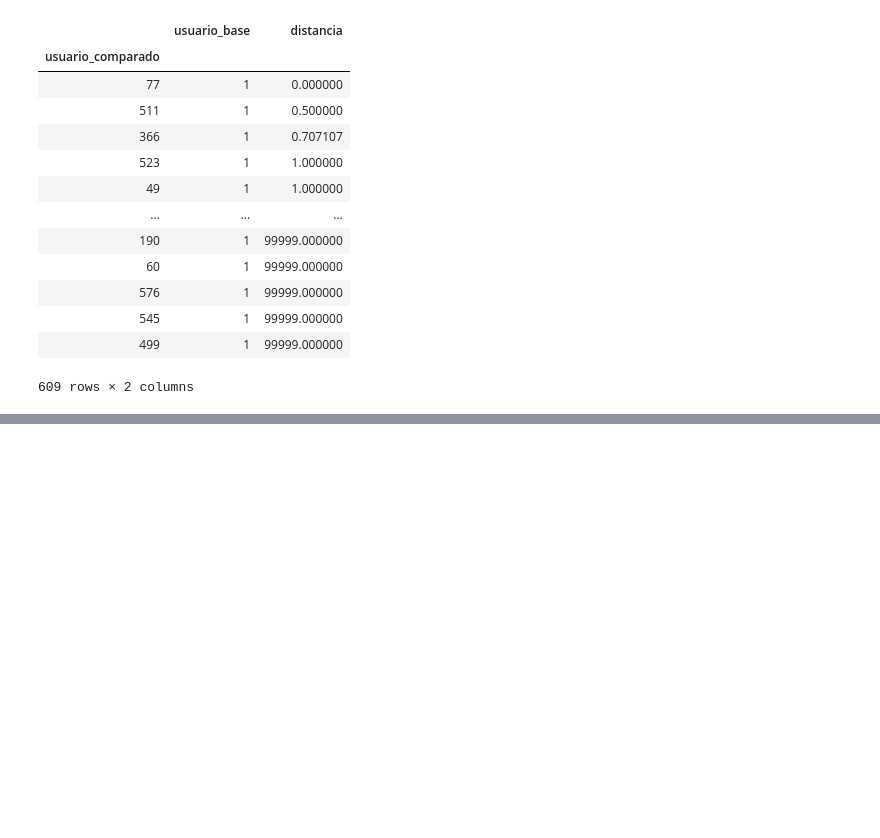
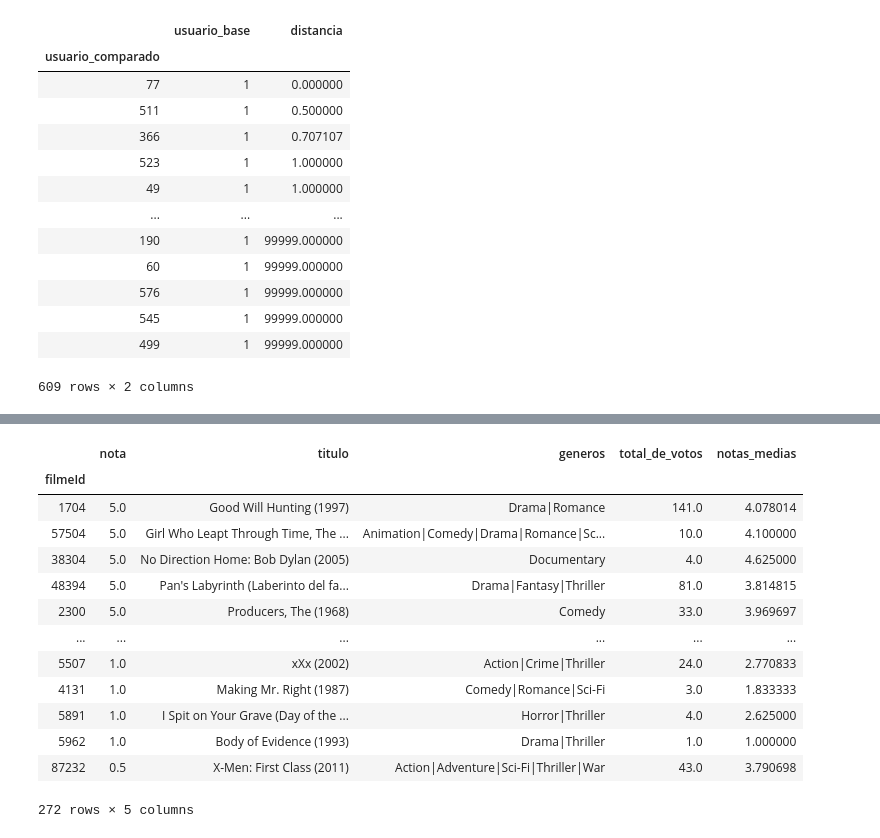
Before and after one commit to ebmm01/machineLearning, a Jupyter notebook: Sistema_recomendacao/sistema_recomendacao.ipynb, the cells around one changed output, grey strips where cells are left out. Cells and saved outputs as stored; diff of their text form; code cells hidden in the pictures; blank space fills up the shorter version.

```diff
--- a/Sistema_recomendacao/sistema_recomendacao.ipynb
+++ b/Sistema_recomendacao/sistema_recomendacao.ipynb
@@ -314,0 +405,7 @@ mais_proximos_de(1)
+# %%
+# Adicionamos o parâmetro n_mais_proximos
+def mais_proximos_de(usuario_base, n_mais_proximos = 10,numero_de_usuarios_a_analisar = None):
+    distancias = distancia_entre_usuarios_dataset(usuario_base, numero_de_usuarios_a_analisar = numero_de_usuarios_a_analisar)
+    distancias = distancias.sort_values("distancia")
+    distancias = distancias.set_index("usuario_comparado").drop(usuario_base)
+    return distancias.head(n_mais_proximos)
@@ -314,0 +420,44 @@ mais_proximos_de(1)
+# %%
+"""
+Iremos refatorar a função sugere_para para que ela aceite os n_mais_proximos (10 por padrão),
+de forma que filmes de nicho não tenham uma relevância absurda e de forma a otimizar as recomendações
+"""
+
+def sugere_para(usuario_base, n_mais_proximos = 10, numero_de_usuarios_a_analisar = None):
+    notas_usuario_base = notas_do_usuario(usuario_base)
+    filmes_ja_vistos = notas_usuario_base.index
+    similares = mais_proximos_de(usuario_base, n_mais_proximos = n_mais_proximos, numero_de_usuarios_a_analisar = numero_de_usuarios_a_analisar)
+
+    # Pego os índices dos usuarios similares
+    usuarios_similares = similares.index
+
+    # Pego todas as notas dos similares com base no índice anterior
+    notas_dos_similares = notas.set_index('usuarioId').loc[usuarios_similares]
+
+    # Agrupo pelo id do filme (.groupby()),
+    # Tiro a média das notas por filme (.mean()),
+    # E insiro num dataframe [['nota']]
+    recomendacoes = notas_dos_similares.groupby("filmeId").mean()[['nota']]
+
+    # Ordeno pelo valor da nota, do maior pro menor
+    recomendacoes = recomendacoes.sort_values('nota', ascending=False)
+
+    # E junto os filmes às suas notas, retornando o dataframe
+    return recomendacoes.join(filmes)
+# %%
+sugere_para(1)
+# %% [output]
+|  | nota | titulo | generos | total_de_votos | notas_medias |
+| filmeId |  |  |  |  |  |
+| 1704 | 5.0 | Good Will Hunting (1997) | Drama|Romance | 141.0 | 4.078014 |
+| 57504 | 5.0 | Girl Who Leapt Through Time, The ... | Animation|Comedy|Drama|Romance|Sc... | 10.0 | 4.100000 |
+| 38304 | 5.0 | No Direction Home: Bob Dylan (2005) | Documentary | 4.0 | 4.625000 |
+| 48394 | 5.0 | Pan's Labyrinth (Laberinto del fa... | Drama|Fantasy|Thriller | 81.0 | 3.814815 |
+| 2300 | 5.0 | Producers, The (1968) | Comedy | 33.0 | 3.969697 |
+| ... | ... | ... | ... | ... | ... |
+| 5507 | 1.0 | xXx (2002) | Action|Crime|Thriller | 24.0 | 2.770833 |
+| 4131 | 1.0 | Making Mr. Right (1987) | Comedy|Romance|Sci-Fi | 3.0 | 1.833333 |
+| 5891 | 1.0 | I Spit on Your Grave (Day of the ... | Horror|Thriller | 4.0 | 2.625000 |
+| 5962 | 1.0 | Body of Evidence (1993) | Drama|Thriller | 1.0 | 1.000000 |
+| 87232 | 0.5 | X-Men: First Class (2011) | Action|Adventure|Sci-Fi|Thriller|War | 43.0 | 3.790698 |
+272 rows × 5 columns
```
Also changed, not shown: parts of 20 cells of this notebook.
